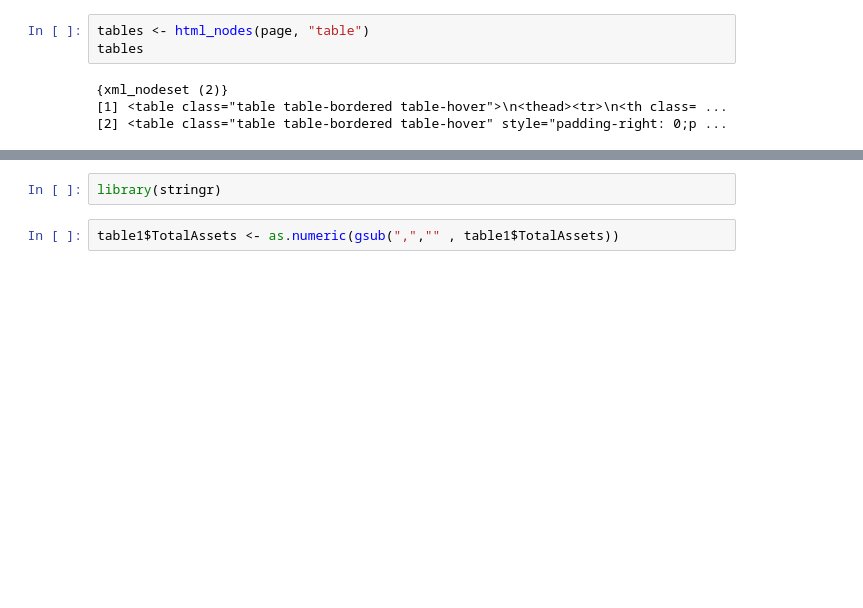
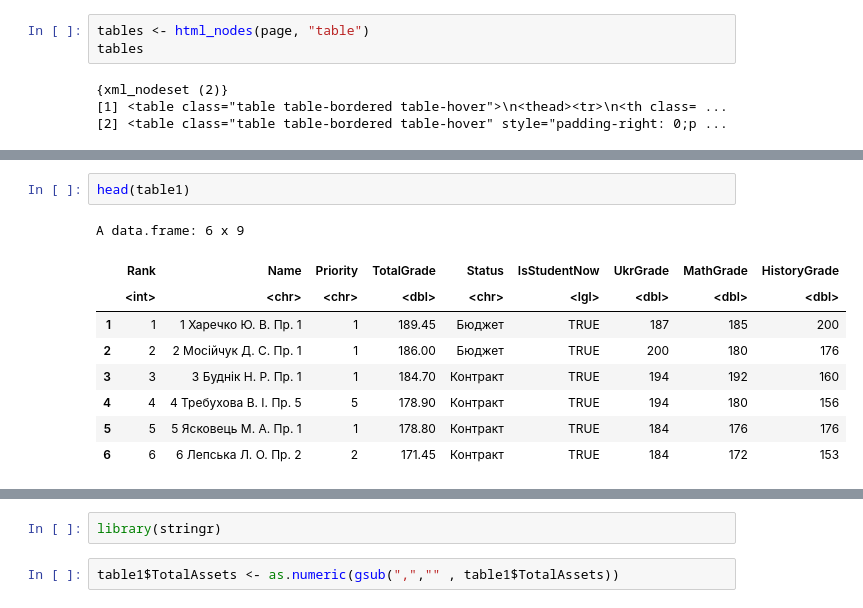
Before and after one commit to kleban/edu-r, a Jupyter notebook: EK/Data Analysis/Data_Read_Web_Pages_20.03.ipynb, the cells around one changed output, grey strips where cells are left out. Saved outputs shown, nothing was run; the diff lists cells and outputs as text; blank space fills up the shorter version.

```diff
--- a/EK/Data Analysis/Data_Read_Web_Pages_20.03.ipynb
+++ b/EK/Data Analysis/Data_Read_Web_Pages_20.03.ipynb
@@ -64,0 +289,12 @@ table1$Name
+# %%
+head(table1)
+# %% [output]
+A data.frame: 6 x 9
+|  | Rank | Name | Priority | TotalGrade | Status | IsStudentNow | UkrGrade | MathGrade | HistoryGrade |
+|  | <int> | <chr> | <chr> | <dbl> | <chr> | <lgl> | <dbl> | <dbl> | <dbl> |
+| 1 | 1 | 1 Харечко Ю. В. Пр. 1 | 1 | 189.45 | Бюджет | TRUE | 187 | 185 | 200 |
+| 2 | 2 | 2 Мосійчук Д. С. Пр. 1 | 1 | 186.00 | Бюджет | TRUE | 200 | 180 | 176 |
+| 3 | 3 | 3 Буднік Н. Р. Пр. 1 | 1 | 184.70 | Контракт | TRUE | 194 | 192 | 160 |
+| 4 | 4 | 4 Требухова В. І. Пр. 5 | 5 | 178.90 | Контракт | TRUE | 194 | 180 | 156 |
+| 5 | 5 | 5 Ясковець М. А. Пр. 1 | 1 | 178.80 | Контракт | TRUE | 184 | 176 | 176 |
+| 6 | 6 | 6 Лепська Л. О. Пр. 2 | 2 | 171.45 | Контракт | TRUE | 184 | 172 | 153 |
```
Also changed, not shown: parts of 57 cells of this notebook, 3 other files.
